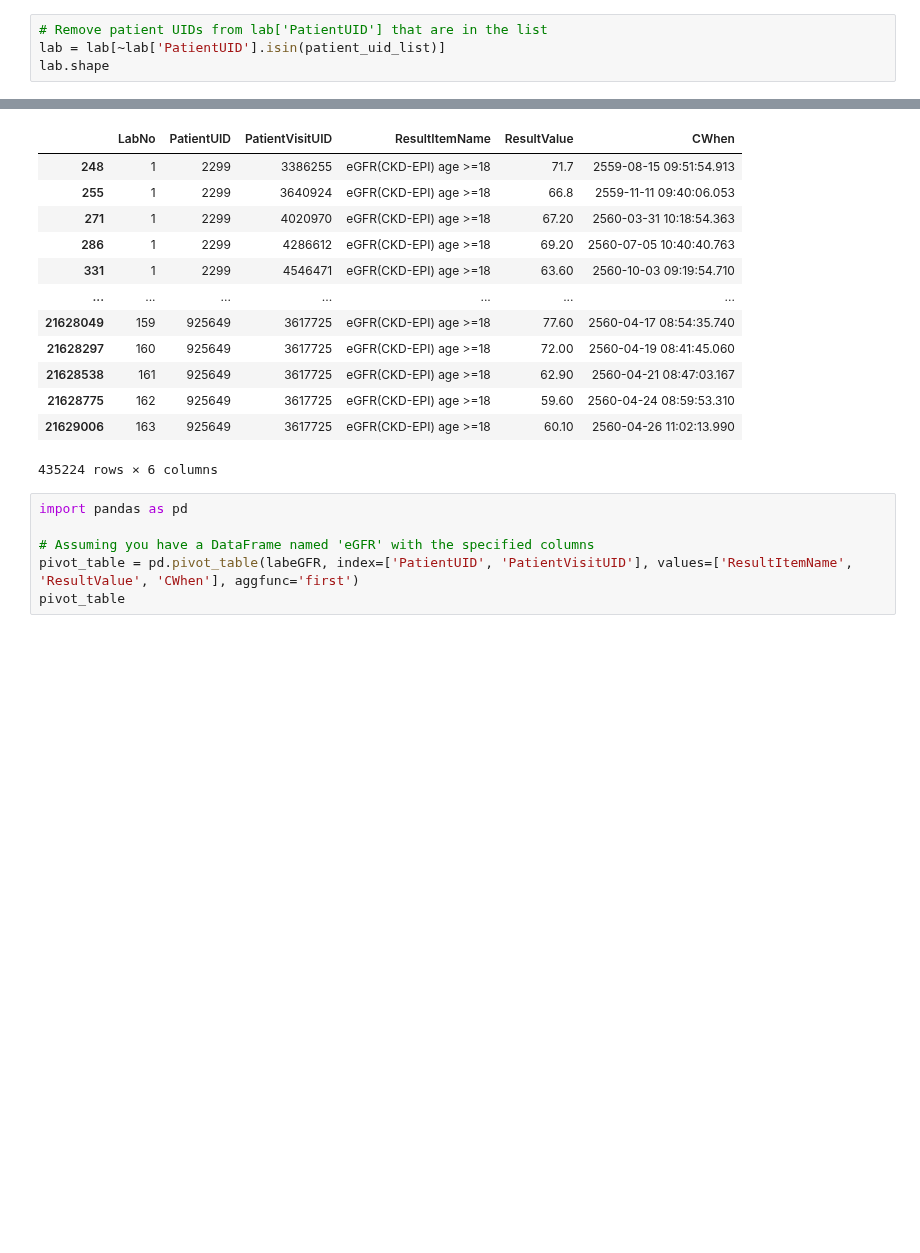
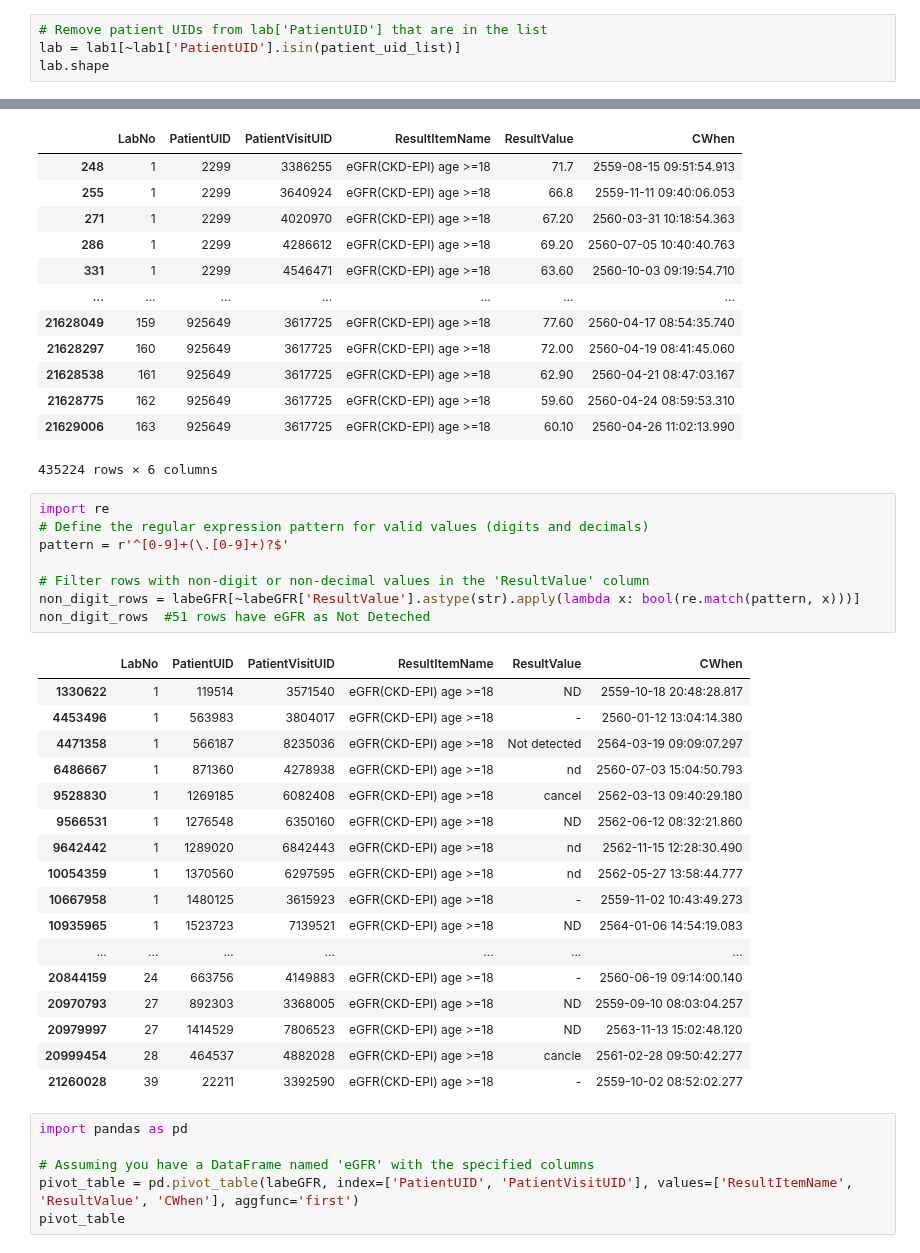
Before and after one commit to nxxk23/PROJECT, a Jupyter notebook: LabSlope.ipynb, the cells around one changed output, grey strips where cells are left out. Saved outputs shown, nothing was run; the diff lists cells and outputs as text; blank space fills up the shorter version.

```diff
--- a/LabSlope.ipynb
+++ b/LabSlope.ipynb
@@ -22,7 +28,7 @@ lab.shape
 patient_uid_list = hemo['PatientUID'].unique().tolist()
 # %%
 # Remove patient UIDs from lab['PatientUID'] that are in the list
-lab = lab[~lab['PatientUID'].isin(patient_uid_list)]
+lab = lab1[~lab1['PatientUID'].isin(patient_uid_list)]
 lab.shape
 # %% [output]
 (17728574, 11)
@@ -104,6 +106,32 @@ labeGFR
 | 21628775 | 162 | 925649 | 3617725 | eGFR(CKD-EPI) age >=18 | 59.60 | 2560-04-24 08:59:53.310 |
 | 21629006 | 163 | 925649 | 3617725 | eGFR(CKD-EPI) age >=18 | 60.10 | 2560-04-26 11:02:13.990 |
 435224 rows × 6 columns
+# %%
+import re
+# Define the regular expression pattern for valid values (digits and decimals)
+pattern = r'^[0-9]+(\.[0-9]+)?$'
+
+# Filter rows with non-digit or non-decimal values in the 'ResultValue' column
+non_digit_rows = labeGFR[~labeGFR['ResultValue'].astype(str).apply(lambda x: bool(re.match(pattern, x)))]
+non_digit_rows  #51 rows have eGFR as Not Deteched
+# %% [output]
+|  | LabNo | PatientUID | PatientVisitUID | ResultItemName | ResultValue | CWhen |
+| 1330622 | 1 | 119514 | 3571540 | eGFR(CKD-EPI) age >=18 | ND | 2559-10-18 20:48:28.817 |
+| 4453496 | 1 | 563983 | 3804017 | eGFR(CKD-EPI) age >=18 | - | 2560-01-12 13:04:14.380 |
+| 4471358 | 1 | 566187 | 8235036 | eGFR(CKD-EPI) age >=18 | Not detected | 2564-03-19 09:09:07.297 |
+| 6486667 | 1 | 871360 | 4278938 | eGFR(CKD-EPI) age >=18 | nd | 2560-07-03 15:04:50.793 |
+| 9528830 | 1 | 1269185 | 6082408 | eGFR(CKD-EPI) age >=18 | cancel | 2562-03-13 09:40:29.180 |
+| 9566531 | 1 | 1276548 | 6350160 | eGFR(CKD-EPI) age >=18 | ND | 2562-06-12 08:32:21.860 |
+| 9642442 | 1 | 1289020 | 6842443 | eGFR(CKD-EPI) age >=18 | nd | 2562-11-15 12:28:30.490 |
+| 10054359 | 1 | 1370560 | 6297595 | eGFR(CKD-EPI) age >=18 | nd | 2562-05-27 13:58:44.777 |
+| 10667958 | 1 | 1480125 | 3615923 | eGFR(CKD-EPI) age >=18 | - | 2559-11-02 10:43:49.273 |
+| 10935965 | 1 | 1523723 | 7139521 | eGFR(CKD-EPI) age >=18 | ND | 2564-01-06 14:54:19.083 |
+| ... | ... | ... | ... | ... | ... | ... |
+| 20844159 | 24 | 663756 | 4149883 | eGFR(CKD-EPI) age >=18 | - | 2560-06-19 09:14:00.140 |
+| 20970793 | 27 | 892303 | 3368005 | eGFR(CKD-EPI) age >=18 | ND | 2559-09-10 08:03:04.257 |
+| 20979997 | 27 | 1414529 | 7806523 | eGFR(CKD-EPI) age >=18 | ND | 2563-11-13 15:02:48.120 |
+| 20999454 | 28 | 464537 | 4882028 | eGFR(CKD-EPI) age >=18 | cancle | 2561-02-28 09:50:42.277 |
+| 21260028 | 39 | 22211 | 3392590 | eGFR(CKD-EPI) age >=18 | - | 2559-10-02 08:52:02.277 |
 # %%
 import pandas as pd
 
```
Also changed, not shown: parts of 8 cells of this notebook.
